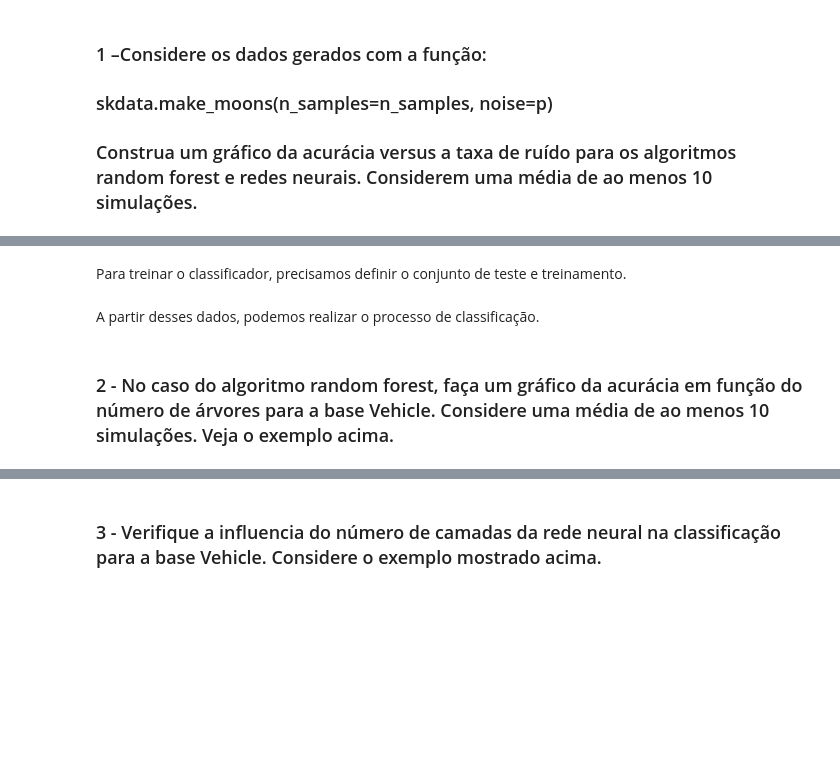
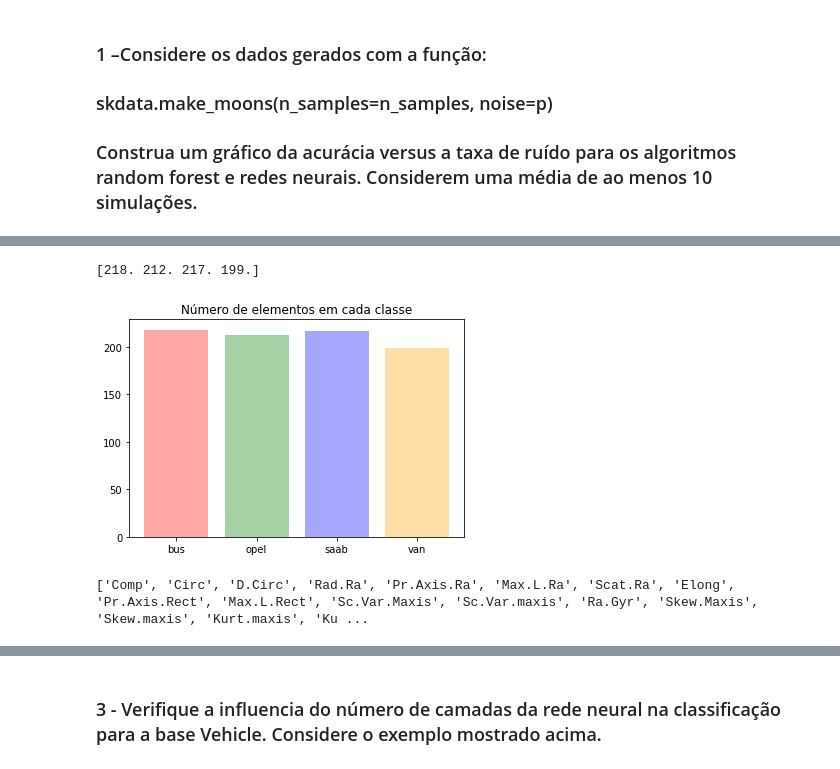
Before and after one commit to jceoval/neural-networks-and-decision-trees-classification, a Jupyter notebook: Projeto 2.ipynb, the cells around one changed output, grey strips where cells are left out. Cells and saved outputs as stored; diff of their text form; code cells hidden in the pictures; blank space fills up the shorter version.

```diff
--- a/Projeto 2.ipynb
+++ b/Projeto 2.ipynb
@@ -115,0 +140,11 @@ Vamos construir as variáveis X e Y, sendo que o processo classificação se res
+# %%
+features = features.dropna()
+features.duplicated()
+features = features.drop_duplicates()
+features = features.replace('?', np.nan)
+features = features.dropna()
+classes = pd.unique(features[features.columns[-1]]) #name of the classes
+classes = np.array(classes, dtype=str) #convert on array
+print("Classes únicas no conjunto de dados:", classes)
+list_labels = list(features.columns)
+print("\nNomes dos atributos e classe:",list_labels)
@@ -116,12 +155,10 @@ Vamos construir as variáveis X e Y, sendo que o processo classificação se res
 # %%
-Y = np.array(data[data.columns[-1]],dtype=str)
-
-# Remove the labels from the features
-# axis 1 refers to the columns
-data = data.drop(data.columns[-1], axis = 1)
-
-# Saving feature names for later use
-feature_list = list(data.columns)
-
-# Convert to numpy array
-X = np.array(data)
+Y = np.array(features[list_labels[-1]], dtype=str)
+#Convert to numpy array
+X = np.array(features)
+#Remove the labels from the features
+#axis 1 refers to the columns
+features = features.drop(list_labels[-1], axis = 1)
+#Remove feature time
+feabtures = features.drop(list_labels[0], axis = 1)
+features.head(10)
@@ -136,2 +176,0 @@ X = scaler.transform(X)
-# %% [markdown]
-Para treinar o classificador, precisamos definir o conjunto de teste e treinamento.
@@ -144,4 +177,23 @@ train_x, test_x, train_y, test_y = train_test_split(X, Y, test_size = 1-p, rando
-# %% [markdown]
-A partir desses dados, podemos realizar o processo de classificação.
-# %% [markdown]
-### 2 - No caso do algoritmo random forest, faça um gráfico da acurácia em função do número de árvores para a base Vehicle. Considere uma média de ao menos 10 simulações. Veja o exemplo acima.
+# %%
+cl = np.unique(Y)
+ncl = np.zeros(len(cl))
+for i in np.arange(0, len(cl)):
+    a = Y == cl[i]
+    ncl[i] = len(Y[a])
+print(ncl)
+# %% [output]
+[218. 212. 217. 199.]
+# %%
+numbers = np.arange(0, len(cl))
+plt.bar(numbers, ncl, alpha=.35, color=['red', 'green', 'blue', 'orange', 'cyan'])
+plt.xticks(numbers, cl)
+plt.title('Número de elementos em cada classe')
+plt.show(True)
+# %% [output]
+[figure, added]
+# %%
+#Saving feature names for later use
+feature_list = list(features.columns)
+print(feature_list)
+# %% [output]
+['Comp', 'Circ', 'D.Circ', 'Rad.Ra', 'Pr.Axis.Ra', 'Max.L.Ra', 'Scat.Ra', 'Elong', 'Pr.Axis.Rect', 'Max.L.Rect', 'Sc.Var.Maxis', 'Sc.Var.maxis', 'Ra.Gyr', 'Skew.Maxis', 'Skew.maxis', 'Kurt.maxis', 'Ku ...
```
Also changed, not shown: parts of 24 cells of this notebook.
